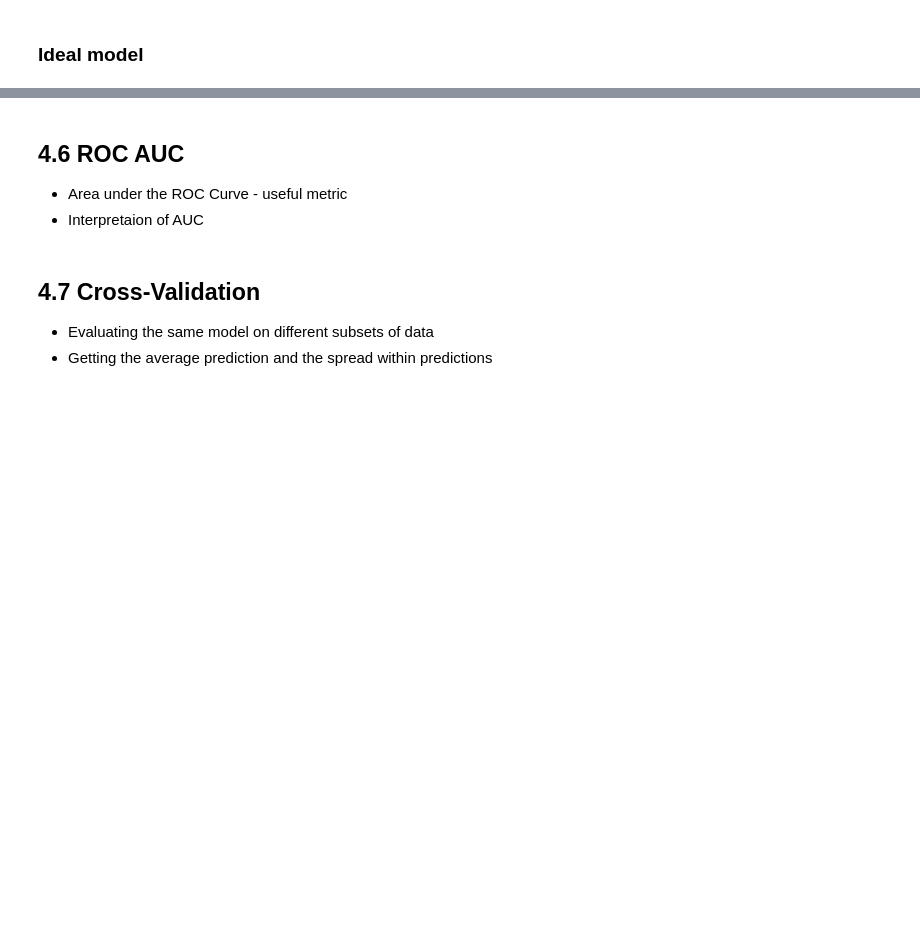
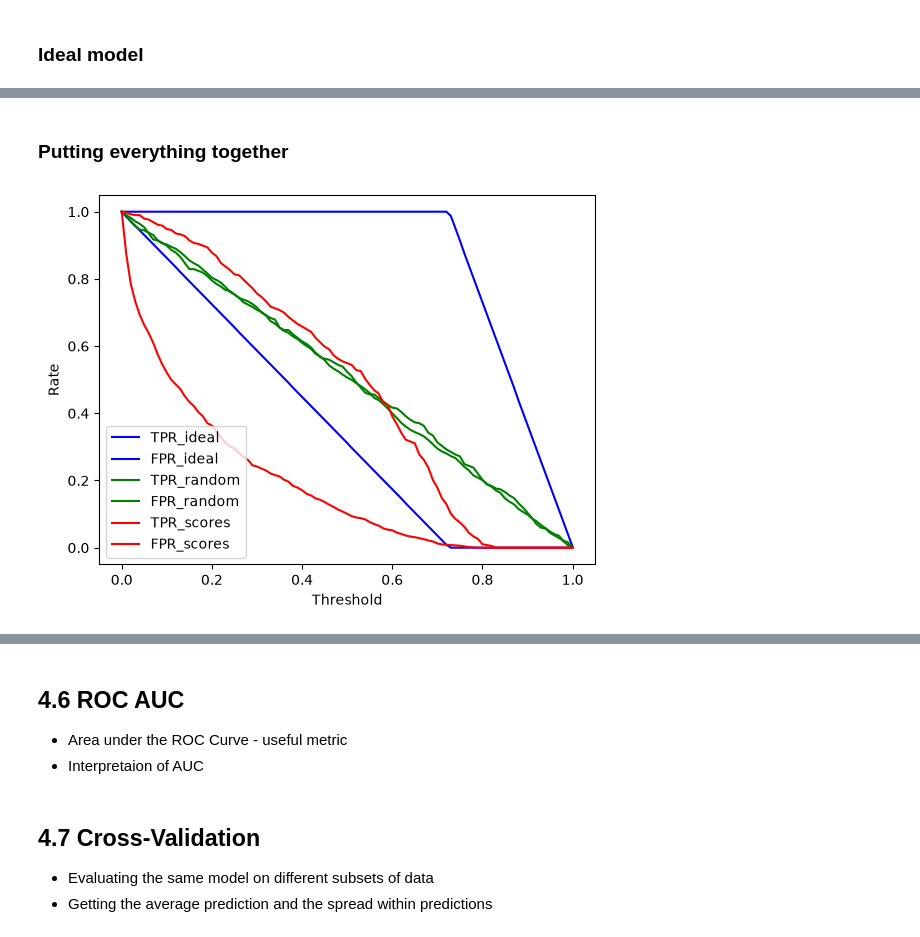
Before and after one commit to Gachaupatrick/machine-learning-zoomcamp-homework-, a Jupyter notebook: 04-Evaluation/Evaluation.ipynb, the cells around one changed output, grey strips where cells are left out. Cells and saved outputs as stored; diff of their text form; code cells hidden in the pictures; blank space fills up the shorter version.

```diff
--- a/04-Evaluation/Evaluation.ipynb
+++ b/04-Evaluation/Evaluation.ipynb
@@ -289,0 +505,19 @@ np.float64(0.5492227979274611)
+# %% [markdown]
+### Putting everything together
+# %%
+plt.plot(df_ideal.threshold, df_ideal.tpr, label='TPR_ideal', color='blue')
+plt.plot(df_ideal.threshold, df_ideal.fpr, label='FPR_ideal', color='blue')
+
+plt.plot(df_rand.threshold, df_rand.tpr, label='TPR_random', color='green')
+plt.plot(df_rand.threshold, df_rand.fpr, label='FPR_random', color='green')
+
+plt.plot(df_scores.threshold, df_scores.tpr, label='TPR_scores', color='red')
+plt.plot(df_scores.threshold, df_scores.fpr, label='FPR_scores', color='red')
+
+
+plt.xlabel('Threshold')
+plt.ylabel('Rate')
+plt.legend()
+plt.show()
+# %% [output]
+[figure, added]
```
Also changed, not shown: parts of 37 cells of this notebook.
